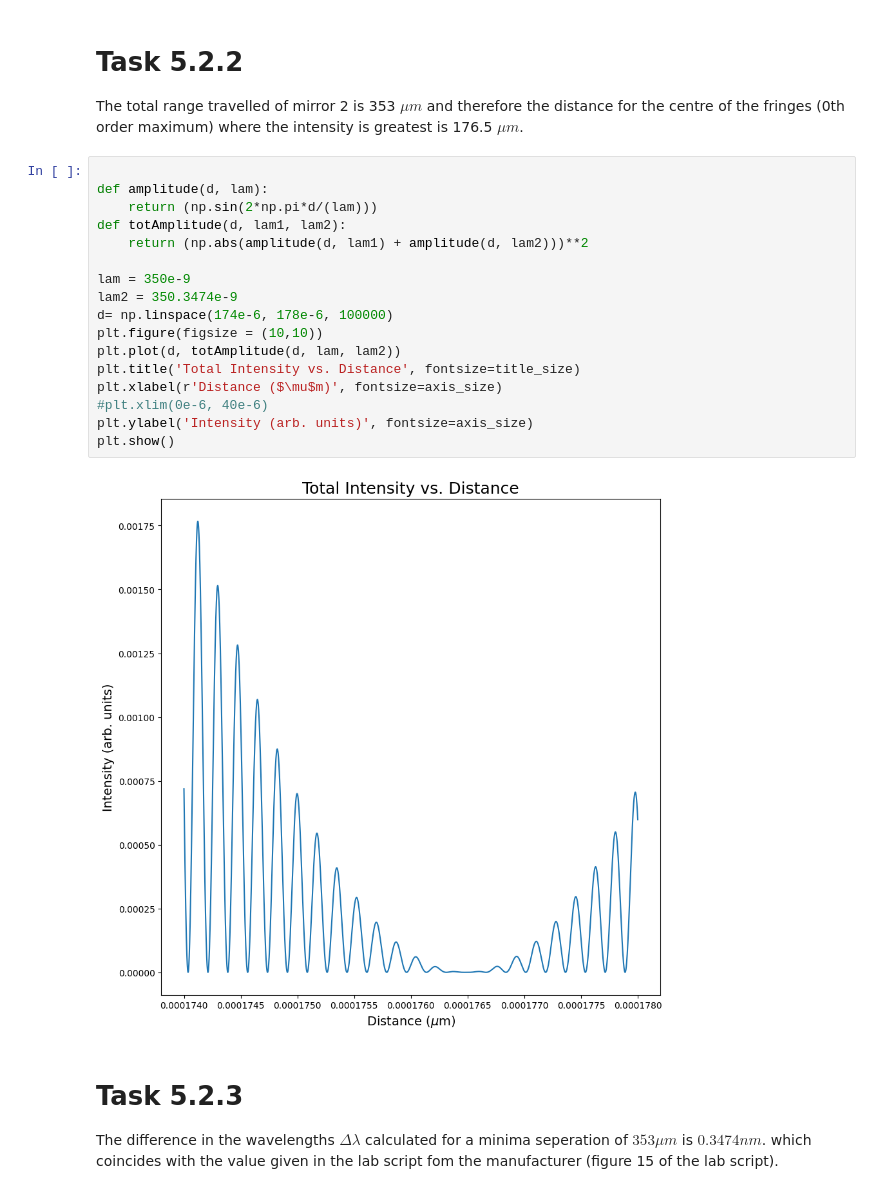
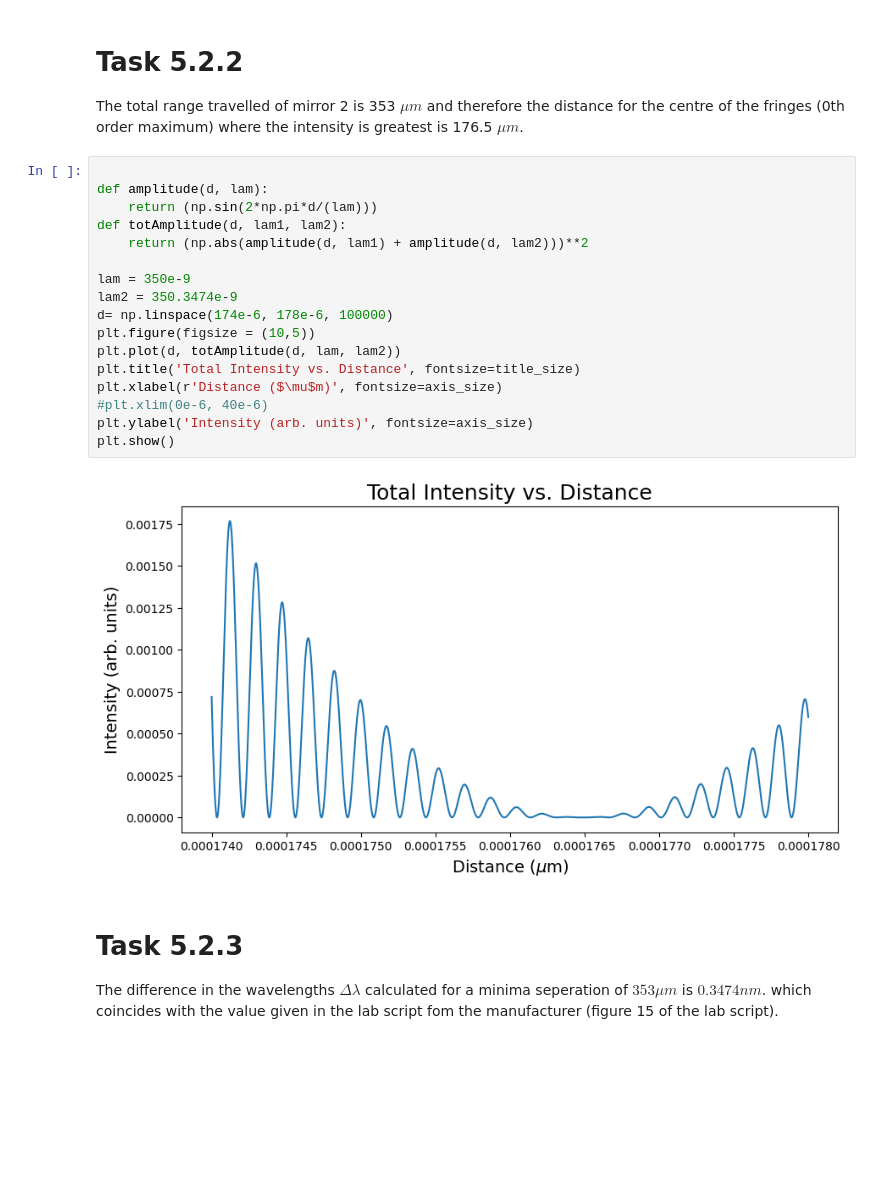
Before and after one commit to lewismcnish/Physics, a Jupyter notebook: Labs/Michelsons_Interferometer/Interferometry.ipynb, the cells around one changed output. Cells and saved outputs as stored; diff of their text form; blank space fills up the shorter version.

```diff
--- a/Labs/Michelsons_Interferometer/Interferometry.ipynb
+++ b/Labs/Michelsons_Interferometer/Interferometry.ipynb
@@ -215,22 +215,22 @@ The total range travelled of mirror 2 is 353 $\mu m$ and therefore the distance
 # %%
 
 def amplitude(d, lam):
     return (np.sin(2*np.pi*d/(lam)))
 def totAmplitude(d, lam1, lam2):
     return (np.abs(amplitude(d, lam1) + amplitude(d, lam2)))**2
 
 lam = 350e-9
 lam2 = 350.3474e-9
 d= np.linspace(174e-6, 178e-6, 100000)
-plt.figure(figsize = (10,10))
+plt.figure(figsize = (10,5))
 plt.plot(d, totAmplitude(d, lam, lam2))
 plt.title('Total Intensity vs. Distance', fontsize=title_size)
 plt.xlabel(r'Distance ($\mu$m)', fontsize=axis_size)
 #plt.xlim(0e-6, 40e-6)
 plt.ylabel('Intensity (arb. units)', fontsize=axis_size)
 plt.show()
 # %% [output]
-[figure, old version]
+[figure, new version]
 # %% [markdown]
 # Task 5.2.3
 
```
